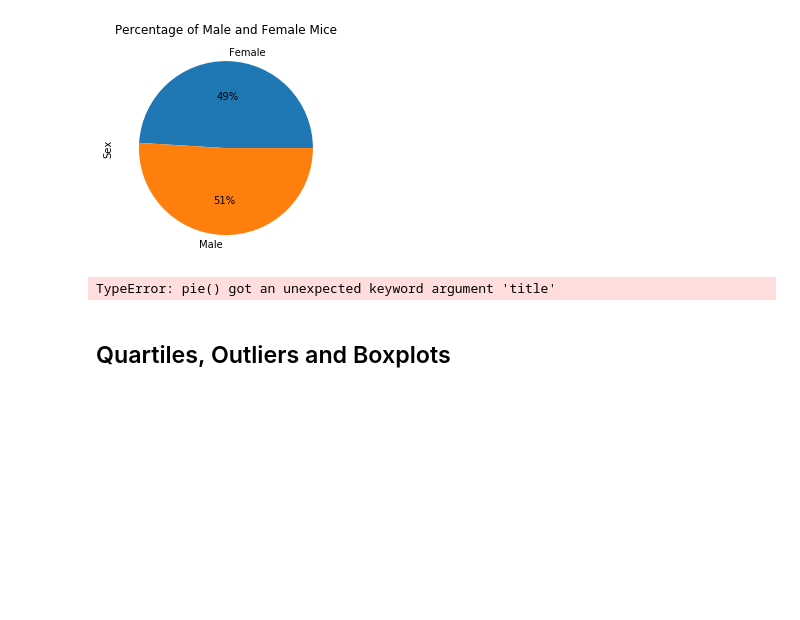
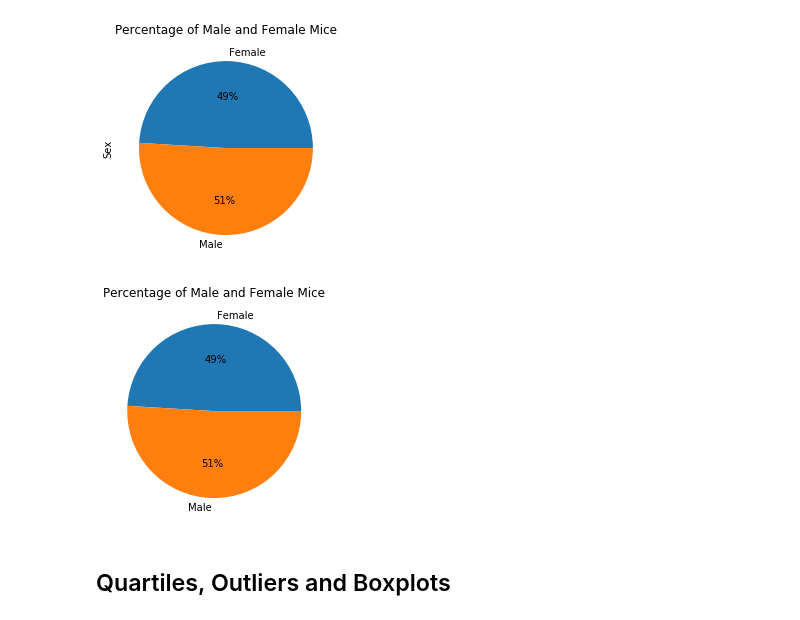
Before and after one commit to jplumlee/matplotlib-challenge, a Jupyter notebook: Pymaceuticals/pymaceuticals.ipynb, the cells around one changed output. Drawn from its saved outputs; the diff is of its cells as text; code cells hidden in the pictures; blank space fills up the shorter version.

Commit message:
Added color and labels to charts. Added comments to code

```diff
--- a/Pymaceuticals/pymaceuticals.ipynb
+++ b/Pymaceuticals/pymaceuticals.ipynb
@@ -165,15 +164,15 @@ gender_dist_pie_chart
 # %%
 # Generate a pie plot showing the distribution of female versus male mice using pyplot
 
 # Create a list to be used for labels
 labels = ['Female', 'Male']
 
 # Plot pie graph, add percents, and labels
-plt.pie(gender_count, labels=labels, autopct='%1.0f%%', title='Percentage of Male and Female Mice')
-
+plt.title('Percentage of Male and Female Mice')
+plt.pie(gender_count, labels=labels, autopct='%1.0f%%')
 plt.show()
 # %% [output]
-TypeError: pie() got an unexpected keyword argument 'title'
+[figure, added]
 # %% [markdown]
 ## Quartiles, Outliers and Boxplots
 # %%
```
Also changed, not shown: parts of 9 cells of this notebook.
